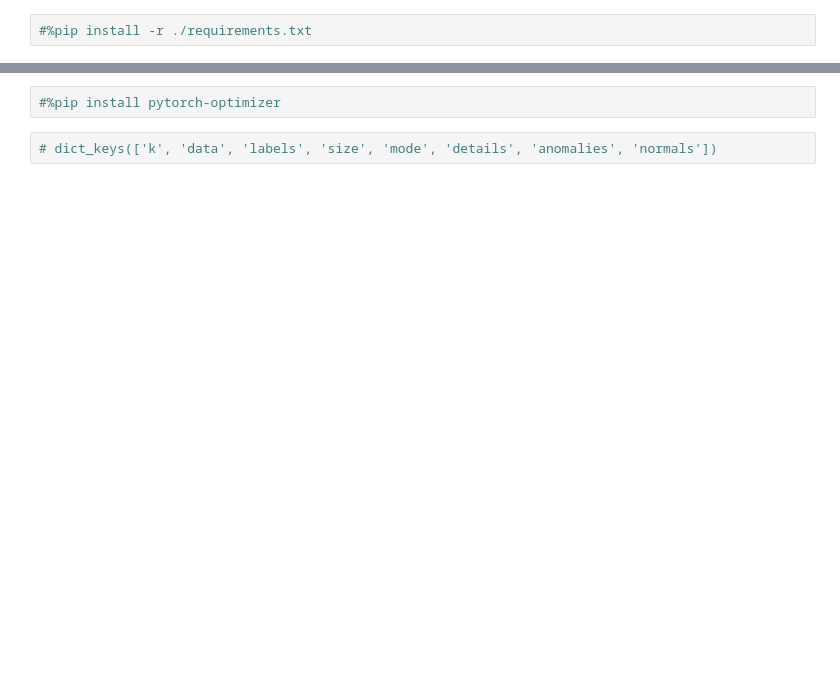
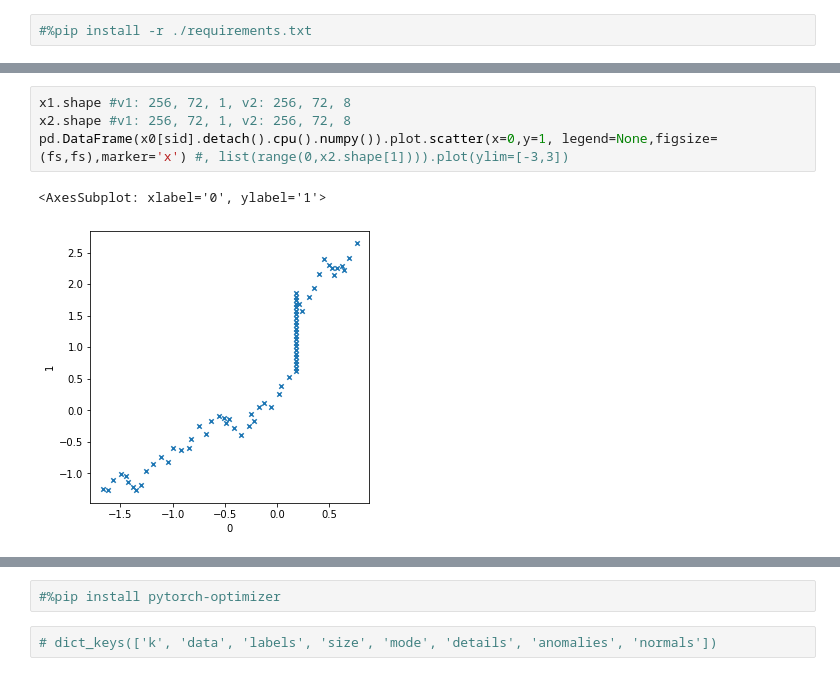
Before and after one commit to lohrera/gadformer, a Jupyter notebook: GADFormer-PyTorch.ipynb, the cells around one changed output, grey strips where cells are left out. Saved outputs shown, nothing was run; the diff lists cells and outputs as text; blank space fills up the shorter version.

```diff
--- a/GADFormer-PyTorch.ipynb
+++ b/GADFormer-PyTorch.ipynb
@@ -799,0 +417,7 @@ model.encoder[0].attn[0].shape
+# %%
+x1.shape #v1: 256, 72, 1, v2: 256, 72, 8
+x2.shape #v1: 256, 72, 1, v2: 256, 72, 8
+pd.DataFrame(x0[sid].detach().cpu().numpy()).plot.scatter(x=0,y=1, legend=None,figsize=(fs,fs),marker='x') #, list(range(0,x2.shape[1]))).plot(ylim=[-3,3])
+# %% [output]
+<AxesSubplot: xlabel='0', ylabel='1'>
+[figure, added]
```
Also changed, not shown: parts of 100 cells of this notebook.
